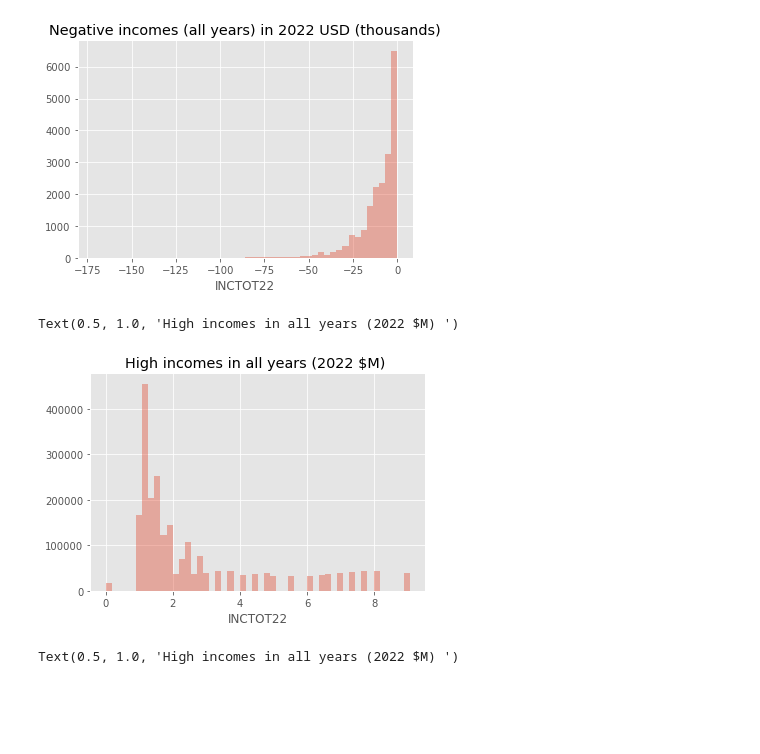
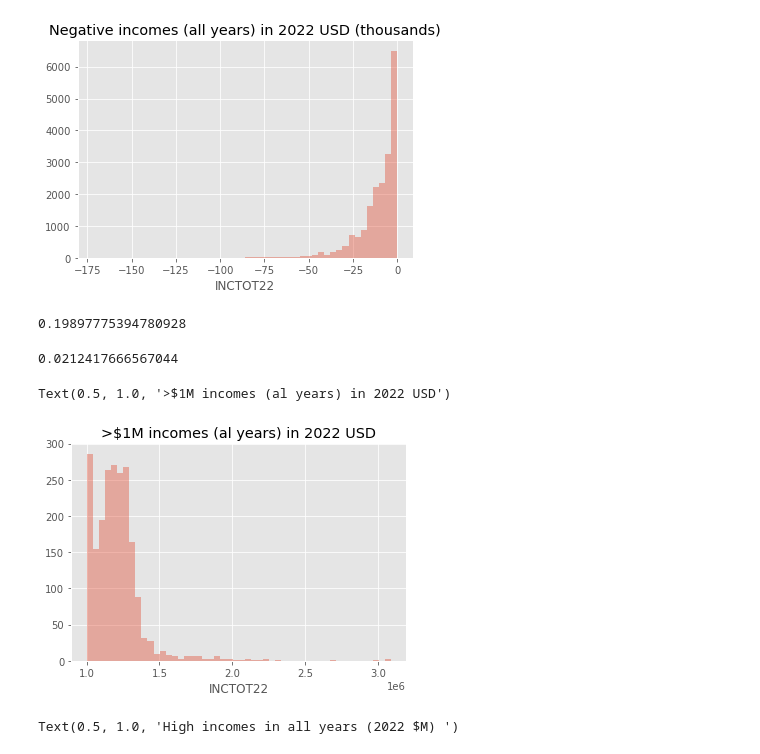
Before and after one commit to hamishhuggard/us-income-visualisations, a Jupyter notebook: create-animations.ipynb, the cells around one changed output. Saved outputs shown, nothing was run; the diff lists cells and outputs as text; code cells hidden in the pictures; blank space fills up the shorter version.

```diff
--- a/create-animations.ipynb
+++ b/create-animations.ipynb
@@ -577,12 +565,22 @@ plt.title("Negative incomes (all years) in 2022 USD (thousands)")
 # %% [output]
 Text(0.5, 1.0, 'Negative incomes (all years) in 2022 USD (thousands)')
 [figure]
+# %%
+# percent of weights which are negative
+(data['INCTOT22'] < 0).mean() * 100
+# %% [output]
+0.19897775394780928
+# %%
+# percent of weights which are over $1M
+(data['INCTOT22'] > 1_000_000).mean() * 100
+# %% [output]
+0.0212417666567044
 # %%
-sns.distplot(data['INCTOT22'][data['INCTOT22'] > 500_000] / 1e9, kde=False)
-plt.title("High incomes in all years (2022 $M) ")
+sns.distplot(data['INCTOT22'][data['INCTOT22'] > 1_000_000], kde=False)
+plt.title(">$1M incomes (all years) in 2022 USD")
 # %% [output]
-Text(0.5, 1.0, 'High incomes in all years (2022 $M) ')
+Text(0.5, 1.0, '>$1M incomes (al years) in 2022 USD')
-[figure, old version]
+[figure, new version]
 # %%
 sns.distplot(data['HHINCOME22'][data['HHINCOME22'] > 500_000] / 1e9, kde=False)
 plt.title("High incomes in all years (2022 $M) ")
```
Also changed, not shown: parts of 5 cells of this notebook.
